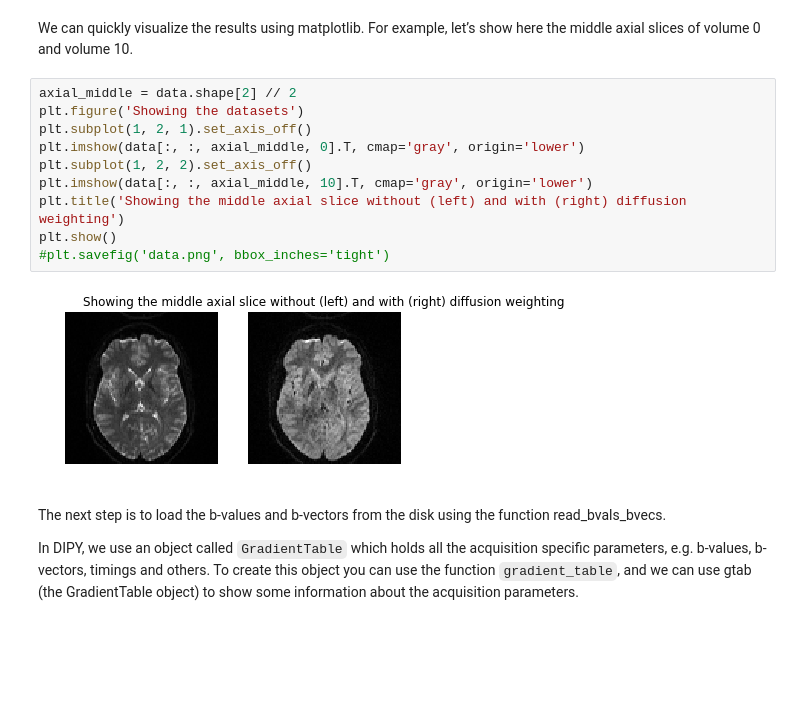
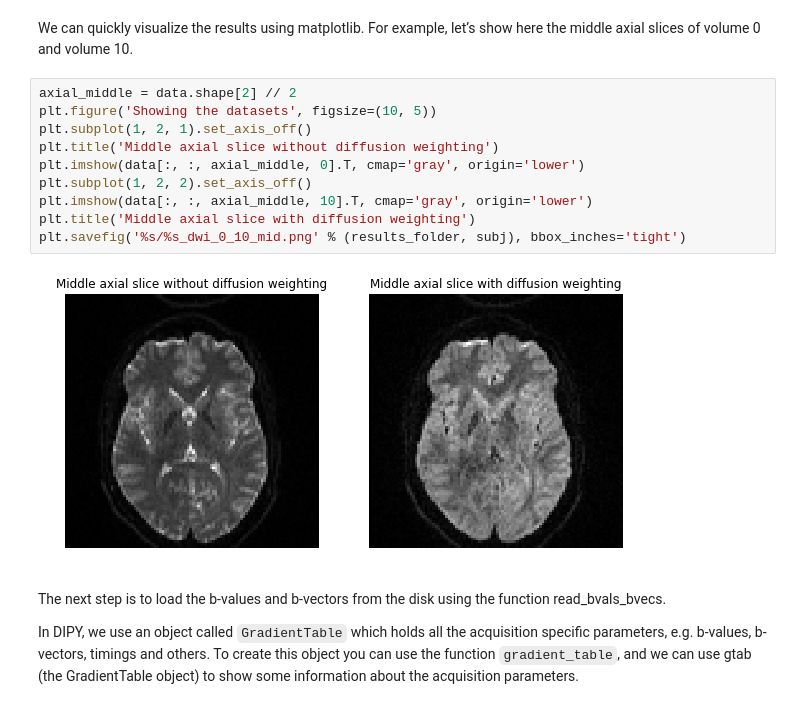
Before and after one commit to computational-medicine/BMED360, a Jupyter notebook: notebooks/3.0-diffusion-mri.ipynb, the cells around one changed output. Cells and saved outputs as stored; diff of their text form; blank space fills up the shorter version.

```diff
--- a/notebooks/3.0-diffusion-mri.ipynb
+++ b/notebooks/3.0-diffusion-mri.ipynb
@@ -83,16 +88,16 @@ print(img.affine)
 We can quickly visualize the results using matplotlib. For example, let’s show here the middle axial slices of volume 0 and volume 10.
 # %%
 axial_middle = data.shape[2] // 2
-plt.figure('Showing the datasets')
+plt.figure('Showing the datasets', figsize=(10, 5))
 plt.subplot(1, 2, 1).set_axis_off()
+plt.title('Middle axial slice without diffusion weighting')
 plt.imshow(data[:, :, axial_middle, 0].T, cmap='gray', origin='lower')
 plt.subplot(1, 2, 2).set_axis_off()
 plt.imshow(data[:, :, axial_middle, 10].T, cmap='gray', origin='lower')
-plt.title('Showing the middle axial slice without (left) and with (right) diffusion weighting')
-plt.show()
-#plt.savefig('data.png', bbox_inches='tight')
+plt.title('Middle axial slice with diffusion weighting')
+plt.savefig('%s/%s_dwi_0_10_mid.png' % (results_folder, subj), bbox_inches='tight')
 # %% [output]
-[figure, old version]
+[figure, new version]
 # %% [markdown]
 The next step is to load the b-values and b-vectors from the disk using the function read_bvals_bvecs.
 
```
Also changed, not shown: parts of 30 cells of this notebook, 4 other files.
